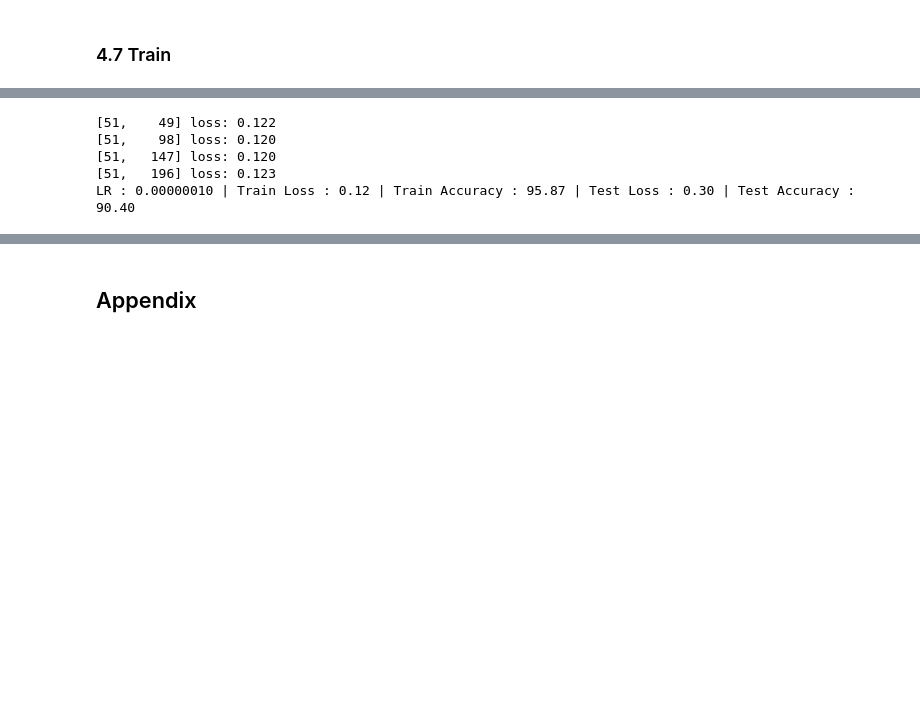
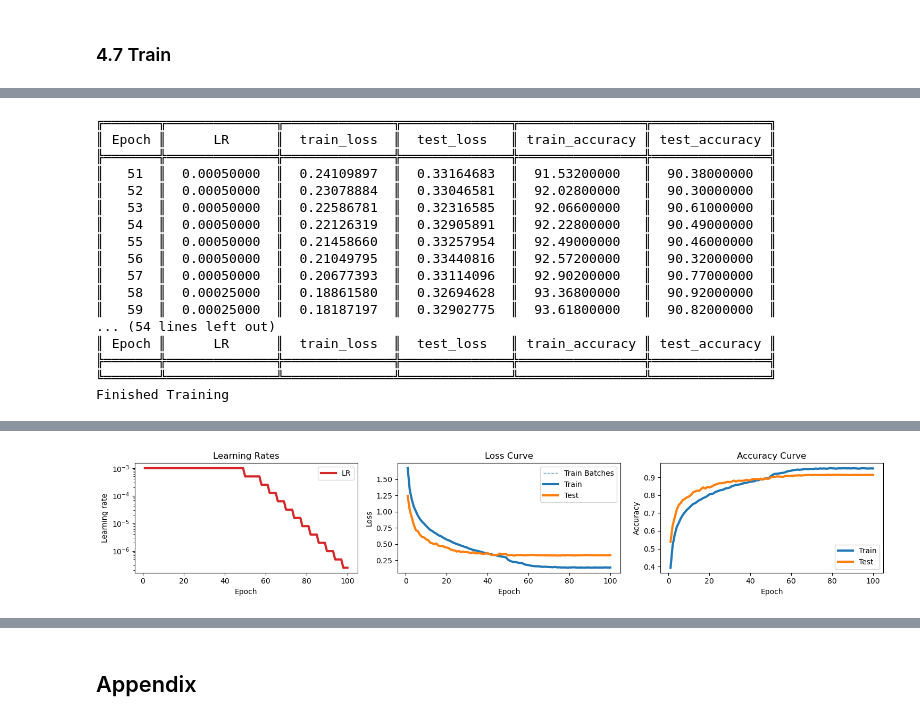
Before and after one commit to Ataago-AI/NN-Deep-Learning, a Jupyter notebook: assignment/NN_DL_Assignment_1.ipynb, the cells around one changed output, grey strips where cells are left out. Cells and saved outputs as stored; diff of their text form; code cells hidden in the pictures; blank space fills up the shorter version.

```diff
--- a/assignment/NN_DL_Assignment_1.ipynb
+++ b/assignment/NN_DL_Assignment_1.ipynb
@@ -860,9 +843,21 @@ LR : 0.00100000 | Train Loss : 0.39 | Train Accuracy : 86.18 | Test Loss : 0.40
 # %%
-trainer.train(epochs=50, use_gpu=USE_GPU, grad_clip=0.1)
+trainer.train(epochs=50, use_gpu=USE_GPU)
 trainer.plot()
 # %% [output]
-[51,    49] loss: 0.122
-[51,    98] loss: 0.120
-[51,   147] loss: 0.120
-[51,   196] loss: 0.123
-LR : 0.00000010 | Train Loss : 0.12 | Train Accuracy : 95.87 | Test Loss : 0.30 | Test Accuracy : 90.40
+╔═══════╦══════════════╦══════════════╦══════════════╦════════════════╦═══════════════╗
+║ Epoch ║      LR      ║  train_loss  ║  test_loss   ║ train_accuracy ║ test_accuracy ║
+╠═══════╬══════════════╬══════════════╬══════════════╬════════════════╬═══════════════╣
+║   51  ║  0.00050000  ║  0.24109897  ║  0.33164683  ║  91.53200000   ║  90.38000000  ║
+║   52  ║  0.00050000  ║  0.23078884  ║  0.33046581  ║  92.02800000   ║  90.30000000  ║
+║   53  ║  0.00050000  ║  0.22586781  ║  0.32316585  ║  92.06600000   ║  90.61000000  ║
+║   54  ║  0.00050000  ║  0.22126319  ║  0.32905891  ║  92.22800000   ║  90.49000000  ║
+║   55  ║  0.00050000  ║  0.21458660  ║  0.33257954  ║  92.49000000   ║  90.46000000  ║
+║   56  ║  0.00050000  ║  0.21049795  ║  0.33440816  ║  92.57200000   ║  90.32000000  ║
+║   57  ║  0.00050000  ║  0.20677393  ║  0.33114096  ║  92.90200000   ║  90.77000000  ║
+║   58  ║  0.00025000  ║  0.18861580  ║  0.32694628  ║  93.36800000   ║  90.92000000  ║
+║   59  ║  0.00025000  ║  0.18187197  ║  0.32902775  ║  93.61800000   ║  90.82000000  ║
+... (54 lines left out)
+║ Epoch ║      LR      ║  train_loss  ║  test_loss   ║ train_accuracy ║ test_accuracy ║
+╠═══════╬══════════════╬══════════════╬══════════════╬════════════════╬═══════════════╣
+╚═══════╩══════════════╩══════════════╩══════════════╩════════════════╩═══════════════╝
+Finished Training
@@ -918 +864,2 @@ LR : 0.00000001 | Train Loss : 0.12 | Train Accuracy : 95.80 | Test Loss : 0.30
+[figure, added]
 # %%
```
Also changed, not shown: parts of 23 cells of this notebook.
